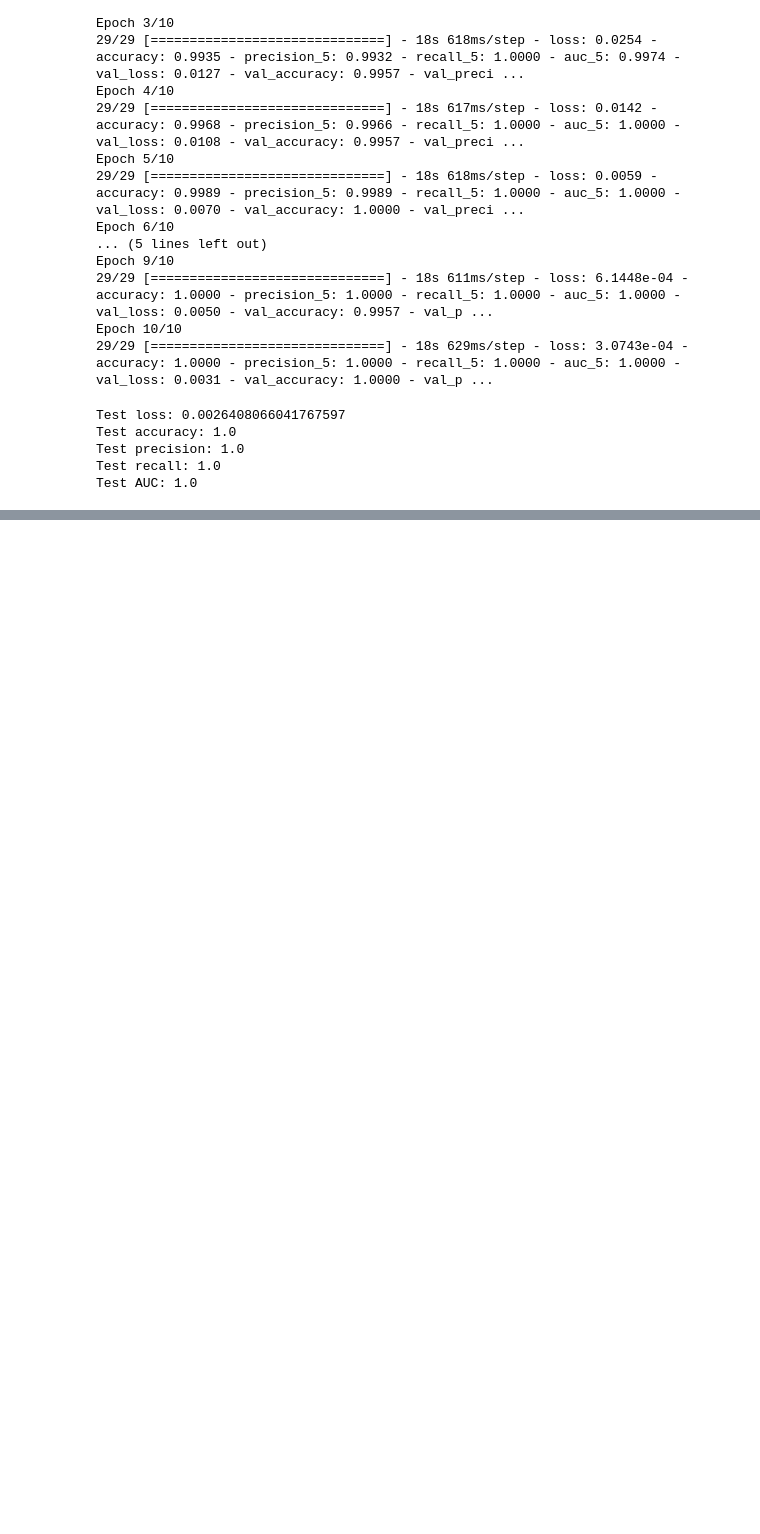
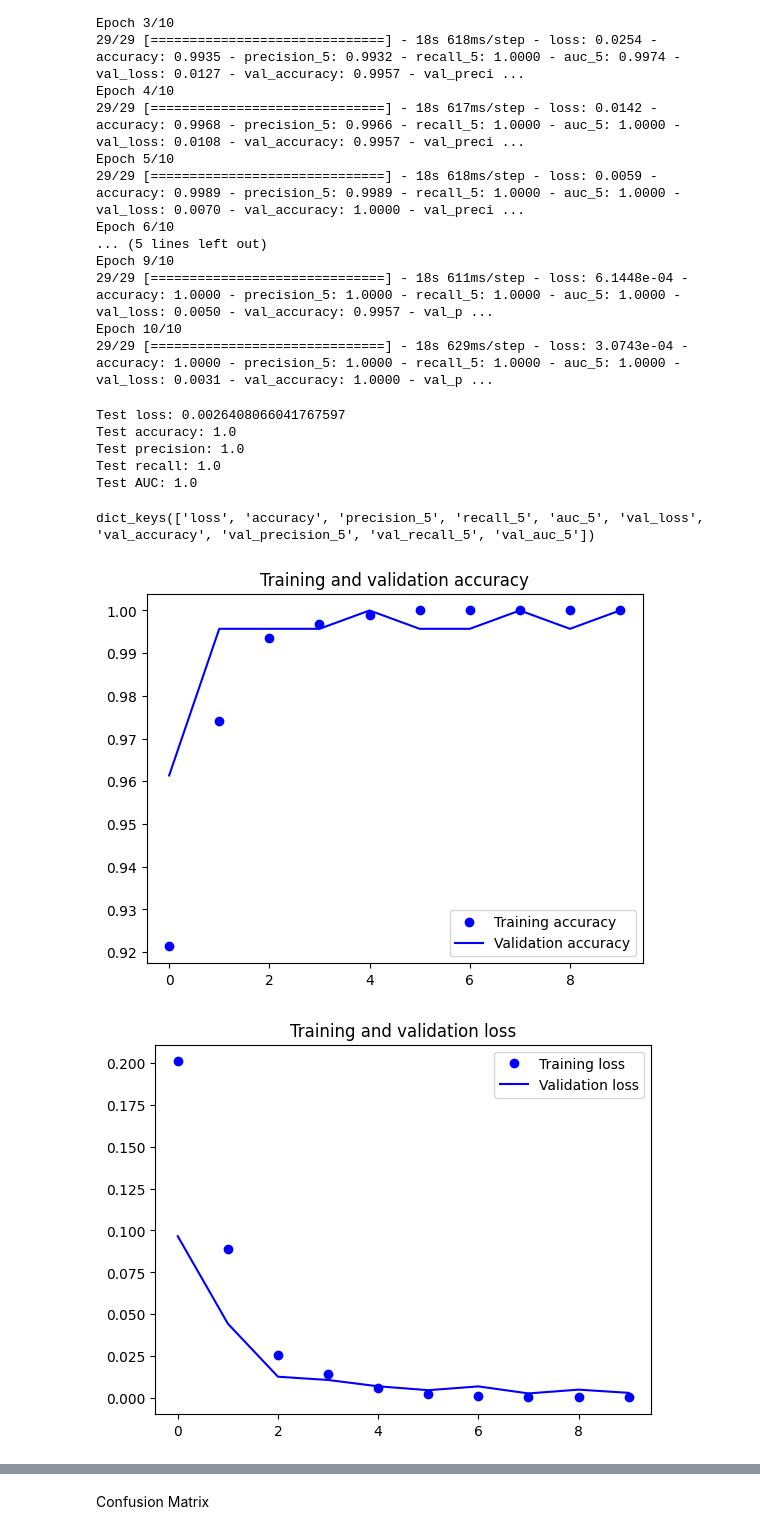
Before and after one commit to josh9deathclaw/Machine-Learning, a Jupyter notebook: Final Project/ProjectVol1.ipynb, the cells around one changed output, grey strips where cells are left out. Drawn from its saved outputs; the diff is of its cells as text; code cells hidden in the pictures; blank space fills up the shorter version.

```diff
--- a/Final Project/ProjectVol1.ipynb
+++ b/Final Project/ProjectVol1.ipynb
@@ -200,3 +200,43 @@ Test accuracy: 1.0
 Test precision: 1.0
 Test recall: 1.0
 Test AUC: 1.0
+# %%
+print(history.history.keys())
+# %% [output]
+dict_keys(['loss', 'accuracy', 'precision_5', 'recall_5', 'auc_5', 'val_loss', 'val_accuracy', 'val_precision_5', 'val_recall_5', 'val_auc_5'])
+# %%
+#Graph the accuracy and the loss
+accuracy = history.history['accuracy']
+val_accuracy = history.history['val_accuracy']
+loss = history.history['loss']
+val_loss = history.history['val_loss']
+epochs = range(len(accuracy))
+plt.plot(epochs, accuracy, 'bo', label='Training accuracy')
+plt.plot(epochs, val_accuracy, 'b', label='Validation accuracy')
+plt.title('Training and validation accuracy')
+plt.legend()
+plt.figure()
+plt.plot(epochs, loss, 'bo', label='Training loss')
+plt.plot(epochs, val_loss, 'b', label='Validation loss')
+plt.title('Training and validation loss')
+plt.legend()
+plt.show()
+#Graph the accuracy and the loss
+precision = history.history['precision_5']
+val_precision = history.history['val_precision_5']
+recall = history.history['recall_5']
+val_recall = history.history['val_recall_5']
+epochs = range(len(precision))
+plt.plot(epochs, precision, 'bo', label='Training precision')
+plt.plot(epochs, val_precision, 'b', label='Validation precision')
+plt.title('Training and validation precision')
+plt.legend()
+plt.figure()
+plt.plot(epochs, recall, 'bo', label='Training recall')
+plt.plot(epochs, val_recall, 'b', label='Validation recall')
+plt.title('Training and validation recall')
+plt.legend()
+plt.show()
+# %% [output]
+[figure, added]
+[figure, added]
@@ -202,0 +245,2 @@ Test AUC: 1.0
+# %% [markdown]
+Confusion Matrix
```
Also changed, not shown: parts of 4 cells of this notebook.
